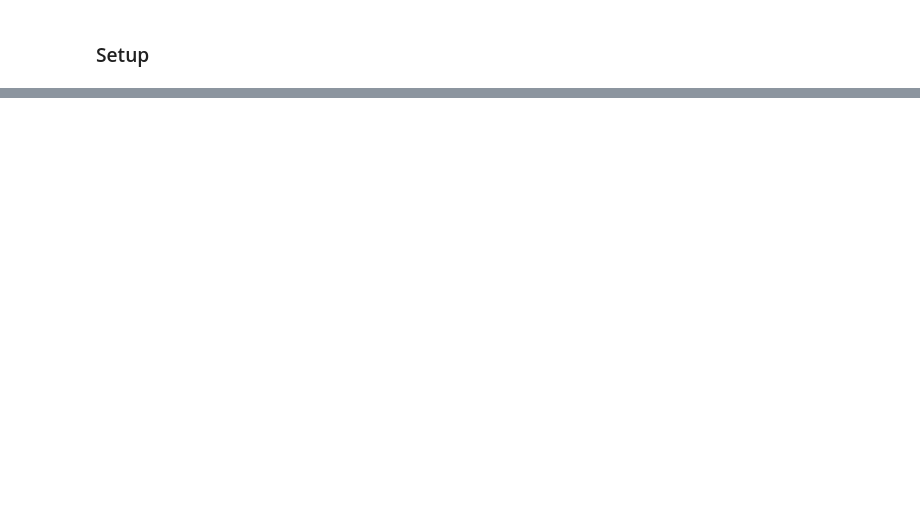
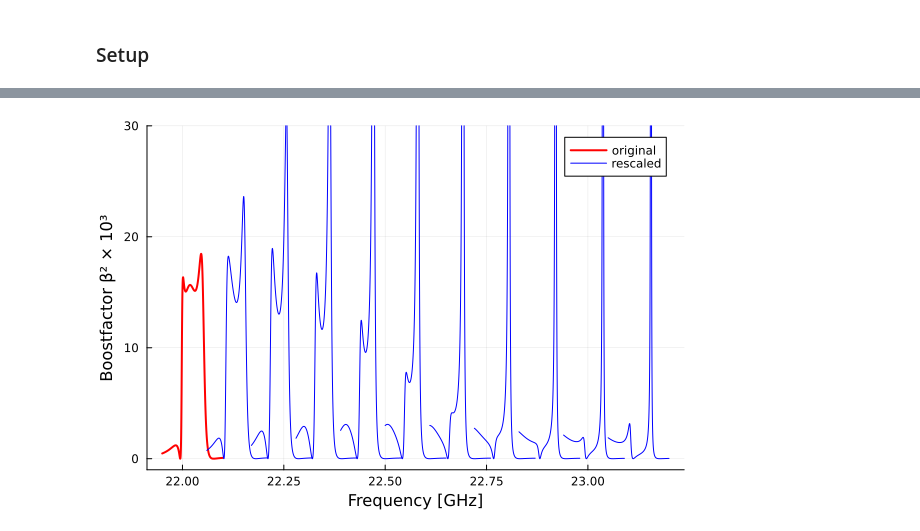
Before and after one commit to bergermann/Dragoon.jl, a Jupyter notebook: examples/Dragoon, 20 discs.ipynb, the cells around one changed output, grey strips where cells are left out. Drawn from its saved outputs; the diff is of its cells as text; code cells hidden in the pictures; blank space fills up the shorter version.

```diff
--- a/examples/Dragoon, 20 discs.ipynb
+++ b/examples/Dragoon, 20 discs.ipynb
@@ -72,17 +94,20 @@ f0 = [(f[1]+f[end])/2 for f in F];
 # %%
-p1 = plot(; xlabel="Frequency [GHz]",ylabel="Boostfactor β² × 10³",size=(4000,800),
-    left_margin=[10mm 0mm],bottom_margin=[10mm 0mm])
-p2 = plot(; xlabel="Frequency [GHz]",ylabel="Boostfactor β² × 10³",size=(4000,800),
-    left_margin=[10mm 0mm],bottom_margin=[10mm 0mm])
+p1 = plot(; xlabel="Frequency [GHz]",ylabel="Boostfactor β² × 10³",#size=(4000,800),
+    left_margin=[5mm 0mm],bottom_margin=[5mm 0mm])
+# p2 = plot(; xlabel="Frequency [GHz]",ylabel="Boostfactor β² × 10³",size=(4000,800),
+#     left_margin=[10mm 0mm],bottom_margin=[10mm 0mm])
 
 for i in eachindex(P)
     bw = F[i][end]-F[i][1]
     f = collect(range(F[i][1]-bw,F[i][end]+bw,100))
     b = boost1d(pos2dist(P[i]),f)
-    plot!(p,f/1e9,b/1e3,label="")
+    plot!(p1,f/1e9,b/1e3,label="")
 end
-# xlims!(p,(20-0.1,22+0.1))
-ylims!(p,(0,25))
+xlims!(p1,(21-0.1,22+0.1))
+ylims!(p1,(0,25))
 
-plot!(p,f0/1e9,-O/1e3; c=:red,lw=2,label="minimum boost")
-p
+plot!(p1,f0/1e9,-O/1e3; c=:red,lw=1,label="minimum boost")
+
+# savefig(p1,"coverage.svg")
+
+p1
@@ -108,0 +114,24 @@ display(plot(s))
+# %%
+move(booster,P0[22]; additive=false)
+fp = genFreqs(22.025e9,150e6; n=1000)
+
+p5 = plot(fp/1e9,getBoost1d(booster,fp)/1e3;
+    xlabel="Frequency [GHz]",ylabel="Boostfactor β² × 10³",c=:red,label="original",lw=2,
+    ylims=(-1,30))
+
+scale = 22e9/(22e9+25e6)
+p_ = copy(booster.pos)
+dd = (scale-1)*pos2dist(p_; disk_thickness=booster.thickness)
+
+for i in 10:10:100
+    move(booster,dist2pos(pos2dist(p_)+dd*50*i/100); additive=false)
+
+    fp = genFreqs(22.025e9+i*11e6,150e6; n=1000)
+    plot!(p5,fp/1e9,getBoost1d(booster,fp)/1e3; c=:blue,label=(i == 20 ? "rescaled" : ""))
+end
+
+savefig(p5,"rescale.svg")
+
+p5
+# %% [output]
+[figure, added]
```
Also changed, not shown: parts of 12 cells of this notebook, 3 other files.
